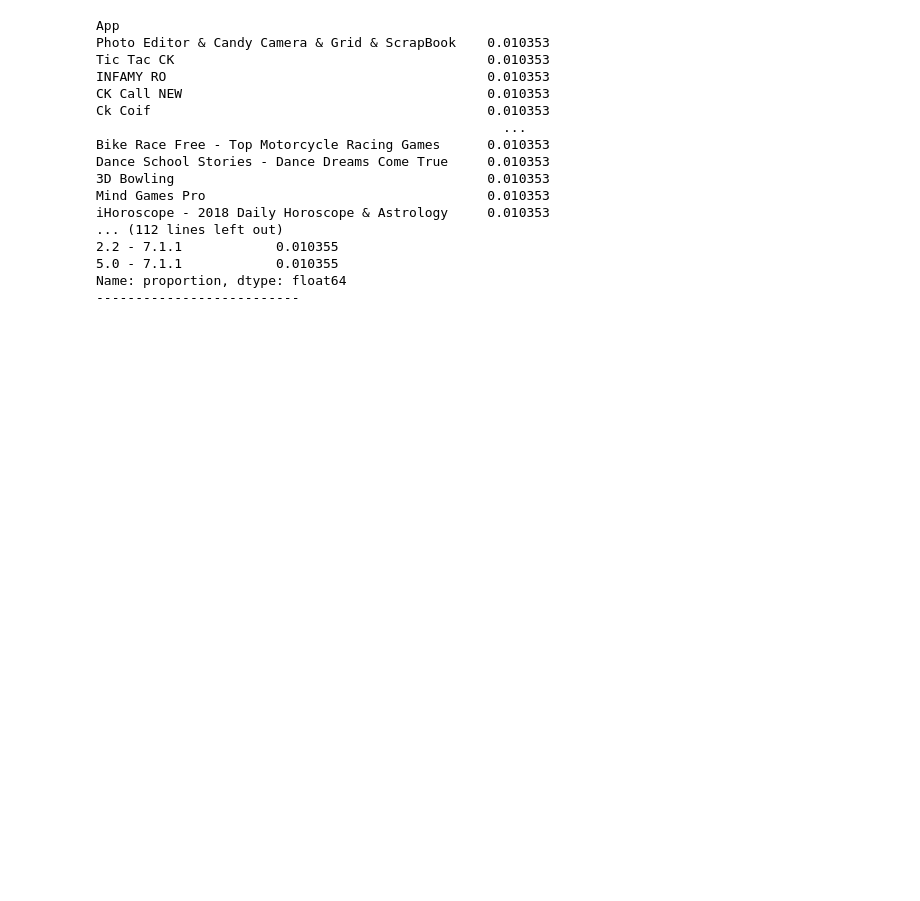
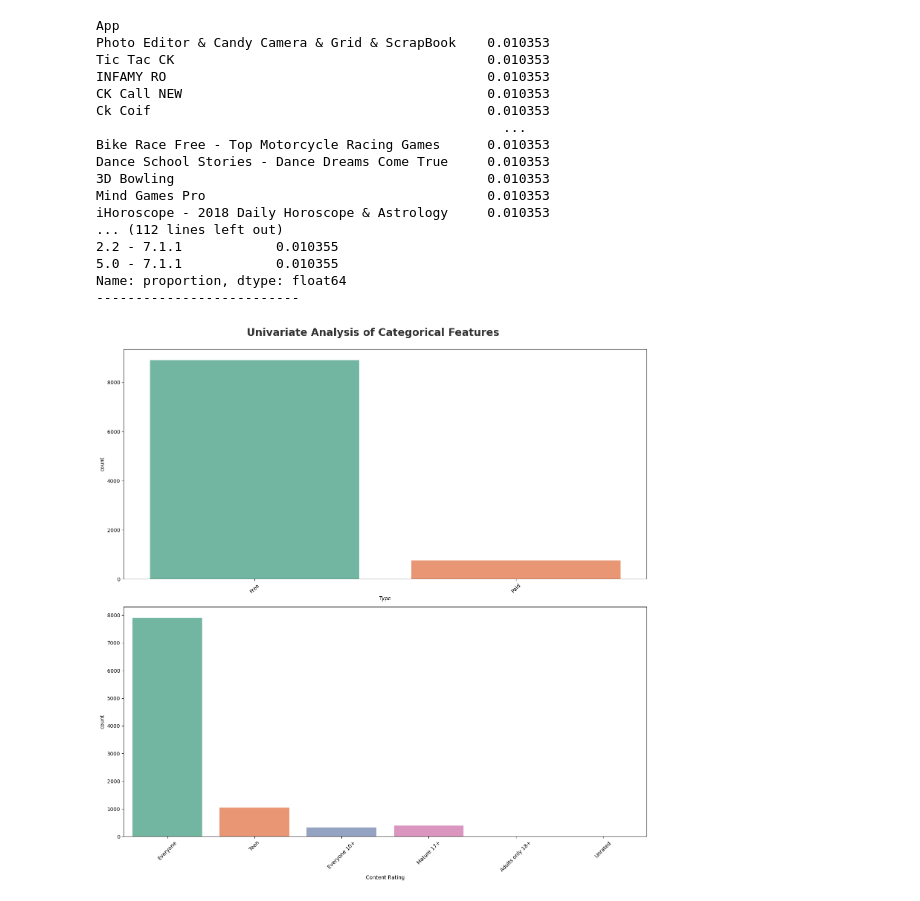
Before and after one commit to pbirthal/DataScience-Portfolio, a Jupyter notebook: Project_5_EDA_FE_Playstore/Google_Playstore_data.ipynb, the cells around one changed output. Drawn from its saved outputs; the diff is of its cells as text; code cells hidden in the pictures; blank space fills up the shorter version.

```diff
--- a/Project_5_EDA_FE_Playstore/Google_Playstore_data.ipynb
+++ b/Project_5_EDA_FE_Playstore/Google_Playstore_data.ipynb
@@ -398,3 +398,19 @@ iHoroscope - 2018 Daily Horoscope & Astrology     0.010353
 5.0 - 7.1.1            0.010355
 Name: proportion, dtype: float64
 --------------------------
+# %%
+# Univariate Analysis of Categorical Features
+# This cell creates a figure with count plots for the 'Type' and 'Content Rating' categories
+
+plt.figure(figsize = (15,15))
+plt.suptitle('Univariate Analysis of Categorical Features', fontweight = 'bold',  fontsize = 20 , alpha = 0.8 , y= 1)
+categories = ['Type', 'Content Rating']
+
+for i in range(0, len(categories)):
+    plt.subplot(2,1,i+1)
+    sns.countplot(x = df1[categories[i]], palette="Set2")
+    plt.xlabel(categories[i])
+    plt.xticks(rotation= 45)
+    plt.tight_layout()
+# %% [output]
+[figure, added]
```
Also changed, not shown: parts of 20 cells of this notebook, 1 other file.
